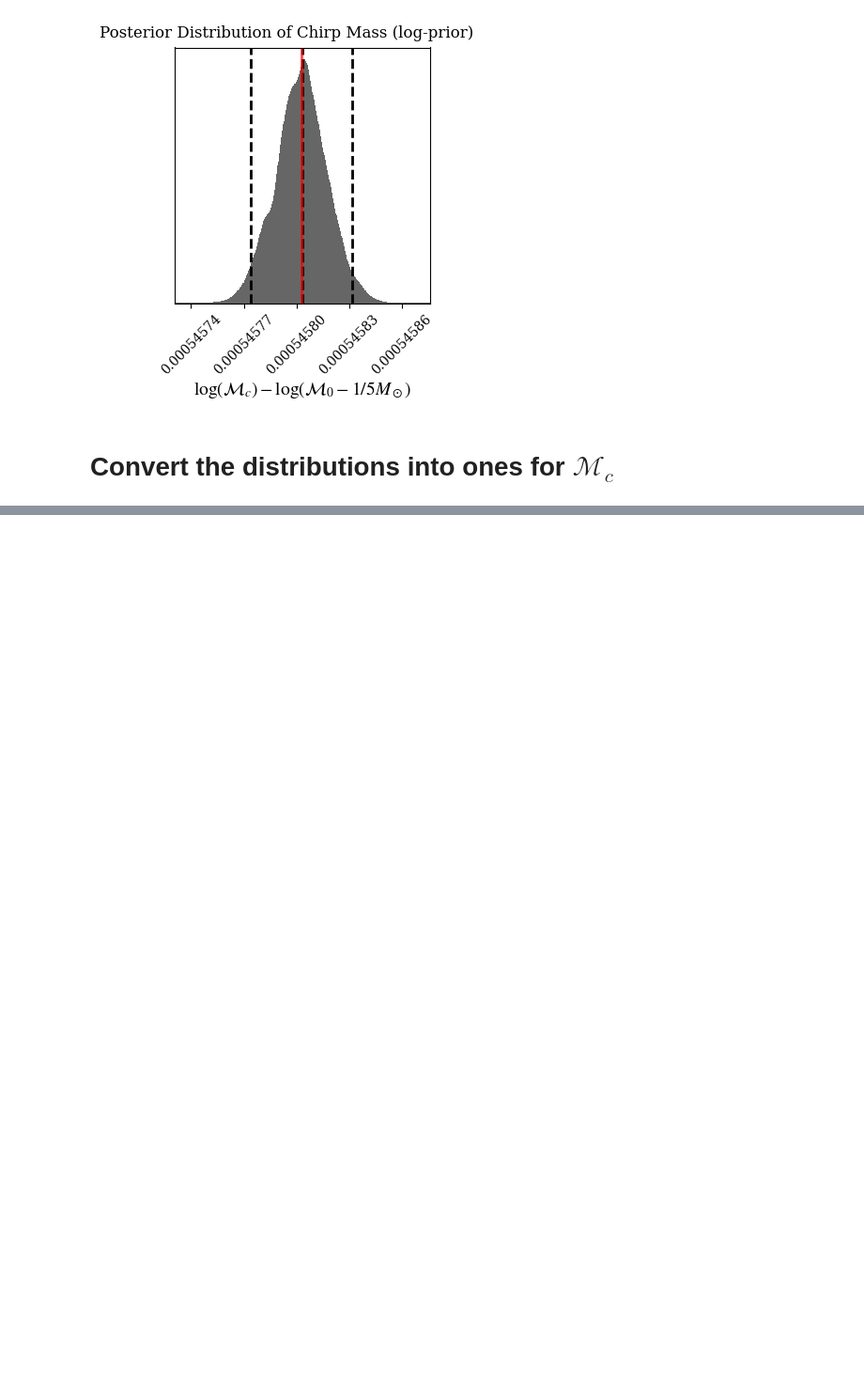
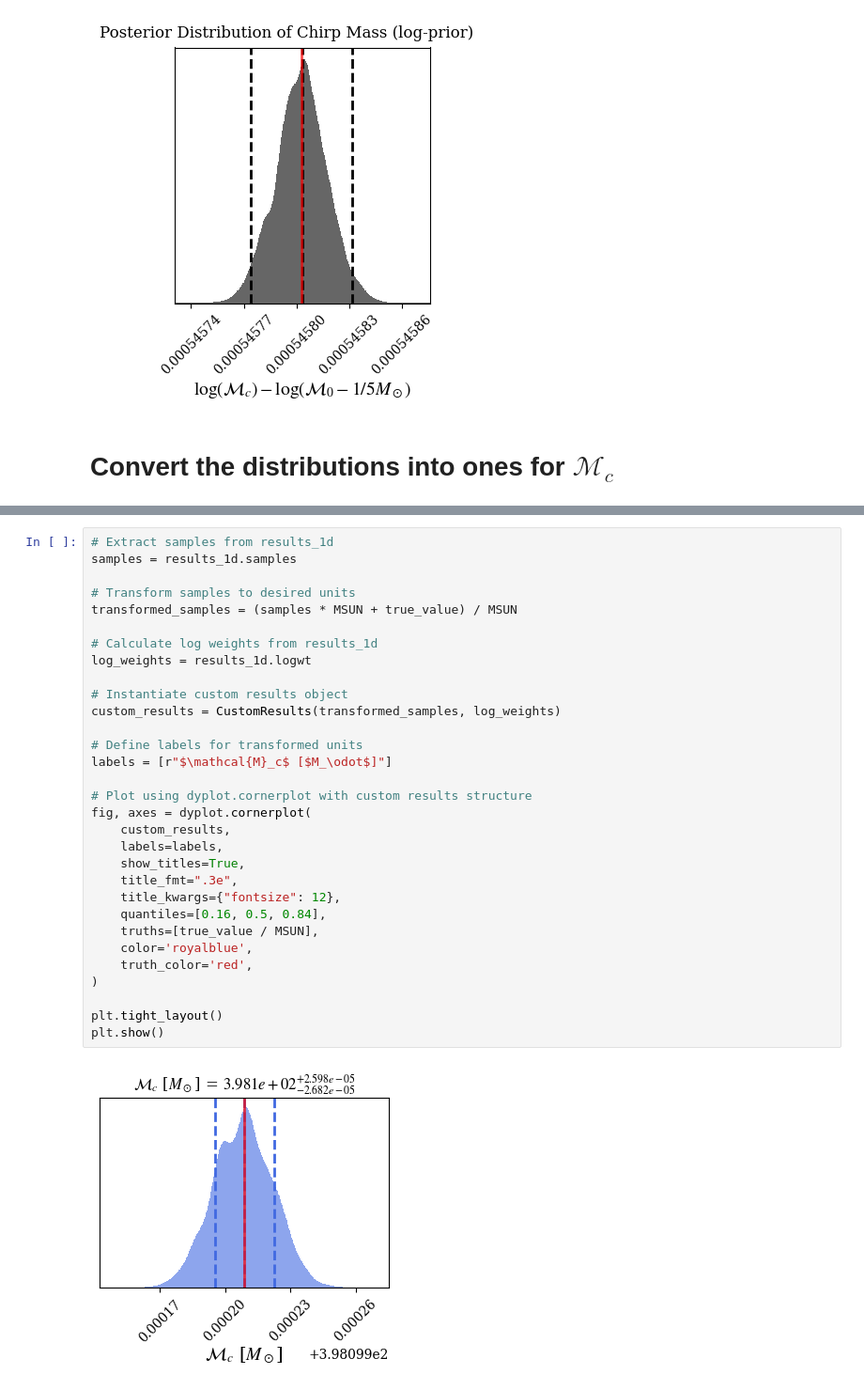
Before and after one commit to nicolegrillo/BinaryEvolution, a Jupyter notebook: stats_analysis/Test_on_CHIRP-MASS.ipynb, the cells around one changed output, grey strips where cells are left out. Shown at 94% size. Drawn from its saved outputs; the diff is of its cells as text; blank space fills up the shorter version.

```diff
--- a/stats_analysis/Test_on_CHIRP-MASS.ipynb
+++ b/stats_analysis/Test_on_CHIRP-MASS.ipynb
@@ -514 +511,34 @@ plt.show()
+# %%
+# Extract samples from results_1d
+samples = results_1d.samples
+
+# Transform samples to desired units
+transformed_samples = (samples * MSUN + true_value) / MSUN
+
+# Calculate log weights from results_1d
+log_weights = results_1d.logwt
+
+# Instantiate custom results object
+custom_results = CustomResults(transformed_samples, log_weights)
+
+# Define labels for transformed units
+labels = [r"$\mathcal{M}_c$ [$M_\odot$]"]
+
+# Plot using dyplot.cornerplot with custom results structure
+fig, axes = dyplot.cornerplot(
+    custom_results,
+    labels=labels,
+    show_titles=True,
+    title_fmt=".3e",
+    title_kwargs={"fontsize": 12},
+    quantiles=[0.16, 0.5, 0.84],
+    truths=[true_value / MSUN],
+    color='royalblue',
+    truth_color='red',
+)
+
+plt.tight_layout()
+plt.show()
+# %% [output]
+[figure, added]
 # %%
```
Also changed, not shown: parts of 6 cells of this notebook.
